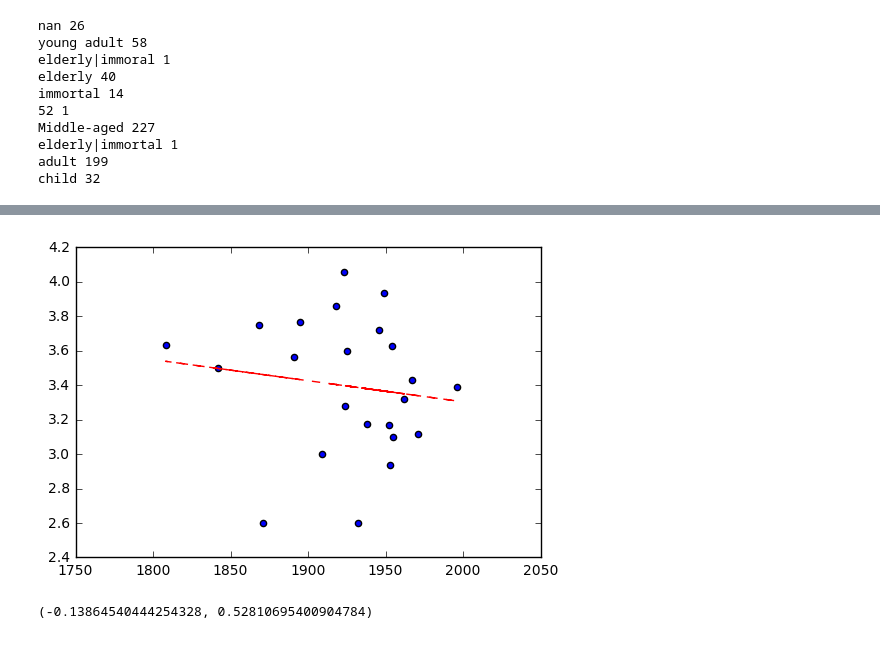
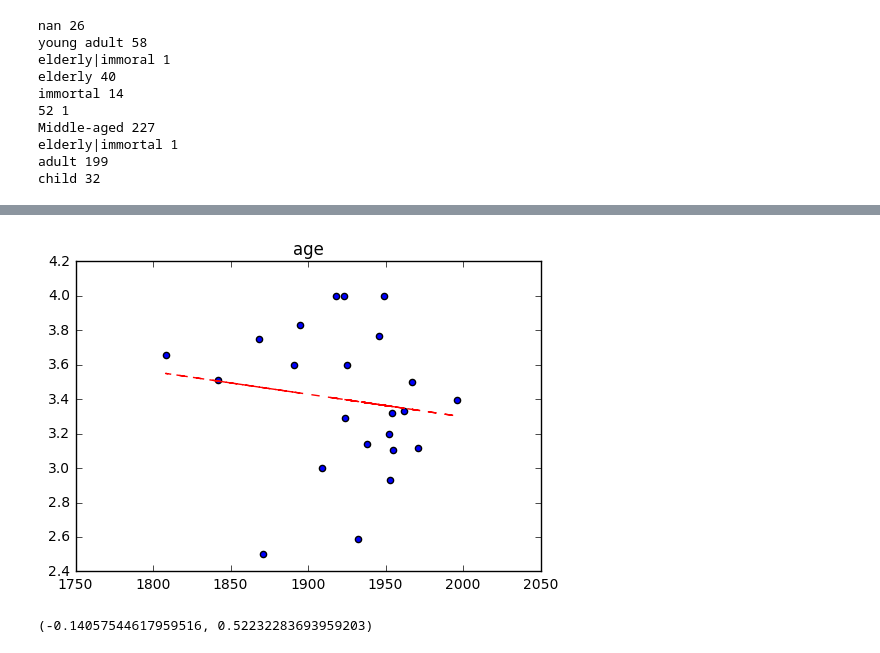
Before and after one commit to afcarl/class, a Jupyter notebook: analysis/initialanalysis.ipynb, the cells around one changed output, grey strips where cells are left out. Cells and saved outputs as stored; diff of their text form; code cells hidden in the pictures.

```diff
--- a/analysis/initialanalysis.ipynb
+++ b/analysis/initialanalysis.ipynb
@@ -201,36 +344,57 @@ print(pearsonr(x, y))
 # %%
 x = []
 y = []
+
+allages = []
+allclasses = []
 
 for docid, group in charmeta.groupby('docid'):
     thisdate = np.mean(group.date)
     if thisdate < 1700:
         continue
 
-    ages = [3]
+    ages = []
+    theseclasses = []
+    if len(group['age']) != len(group['class']):
+        print(len(group['age']), len(group['class']))
 
     for a in group['age']:
         if a == 'child':
             ages.append(1)
         elif a == 'young adult':
             ages.append(2)
         elif a == 'adult':
             ages.append(3)
         elif a == 'Middle-aged':
             ages.append(4)
         elif a == 'elderly':
             ages.append(5)
+        else:
+            ages.append(3)
 
+    for c in group['class']:
+        classes = c.split('|')
+        netclass = 0
+        for aclass in classes:
+            if aclass in upper:
+                netclass += 1
+            elif aclass in lower:
+                netclass -=1
+
+        theseclasses.append(netclass)
 
     x.append(thisdate)
     y.append(np.mean(ages))
+    allages.extend(ages)
+    allclasses.extend(theseclasses)
 
 plt.scatter(x, y)
 z = np.polyfit(x, y, 1)
 p = np.poly1d(z)
 plt.plot(x,p(x),"r--")
+plt.title('age')
 plt.show()
 print(pearsonr(x, y))
 # %% [output]
-[figure, old version]
+[figure, new version]
-(-0.13864540444254328, 0.52810695400904784)
+(-0.14057544617959516, 0.52232283693959203)
```
Also changed, not shown: parts of 22 cells of this notebook.
